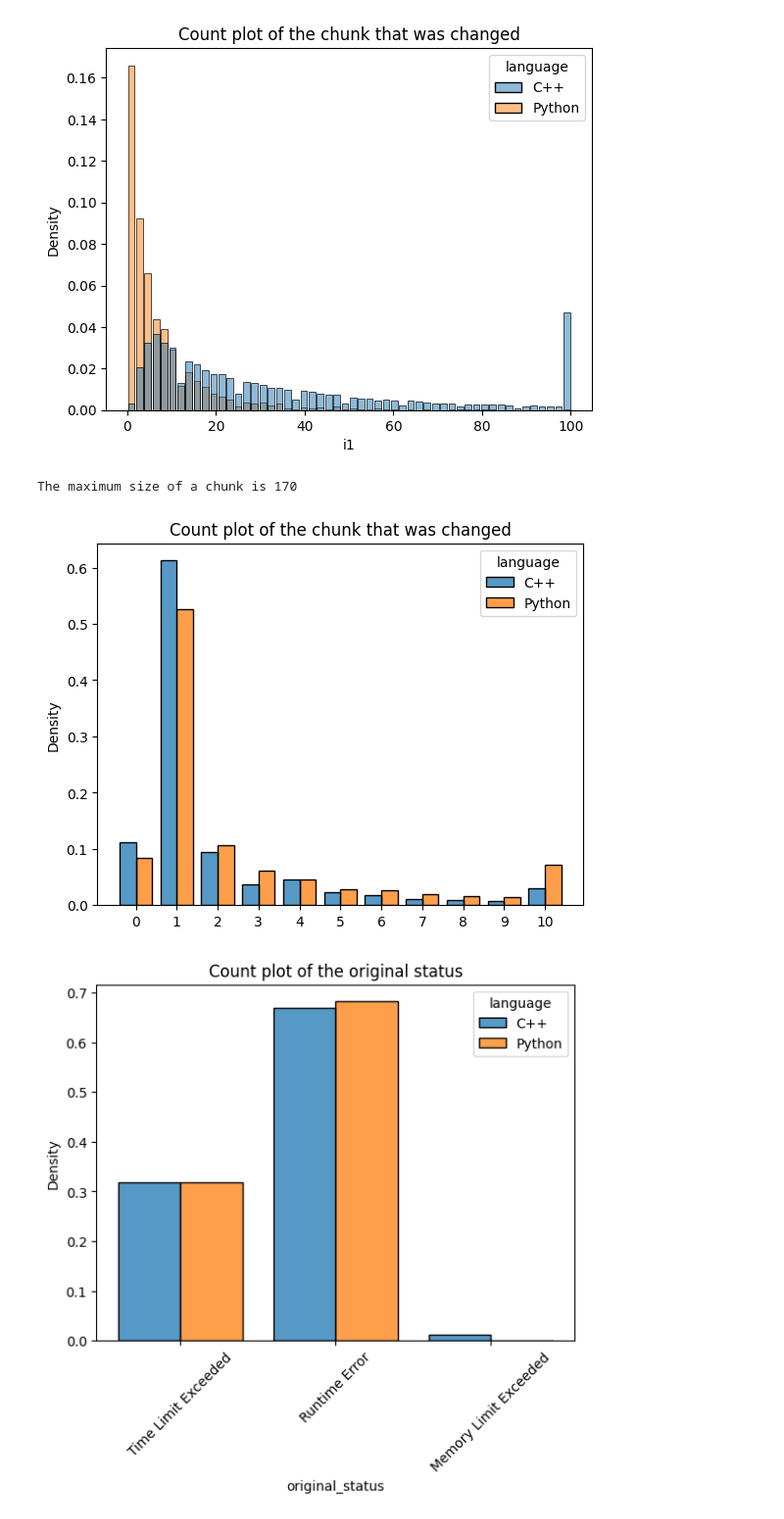
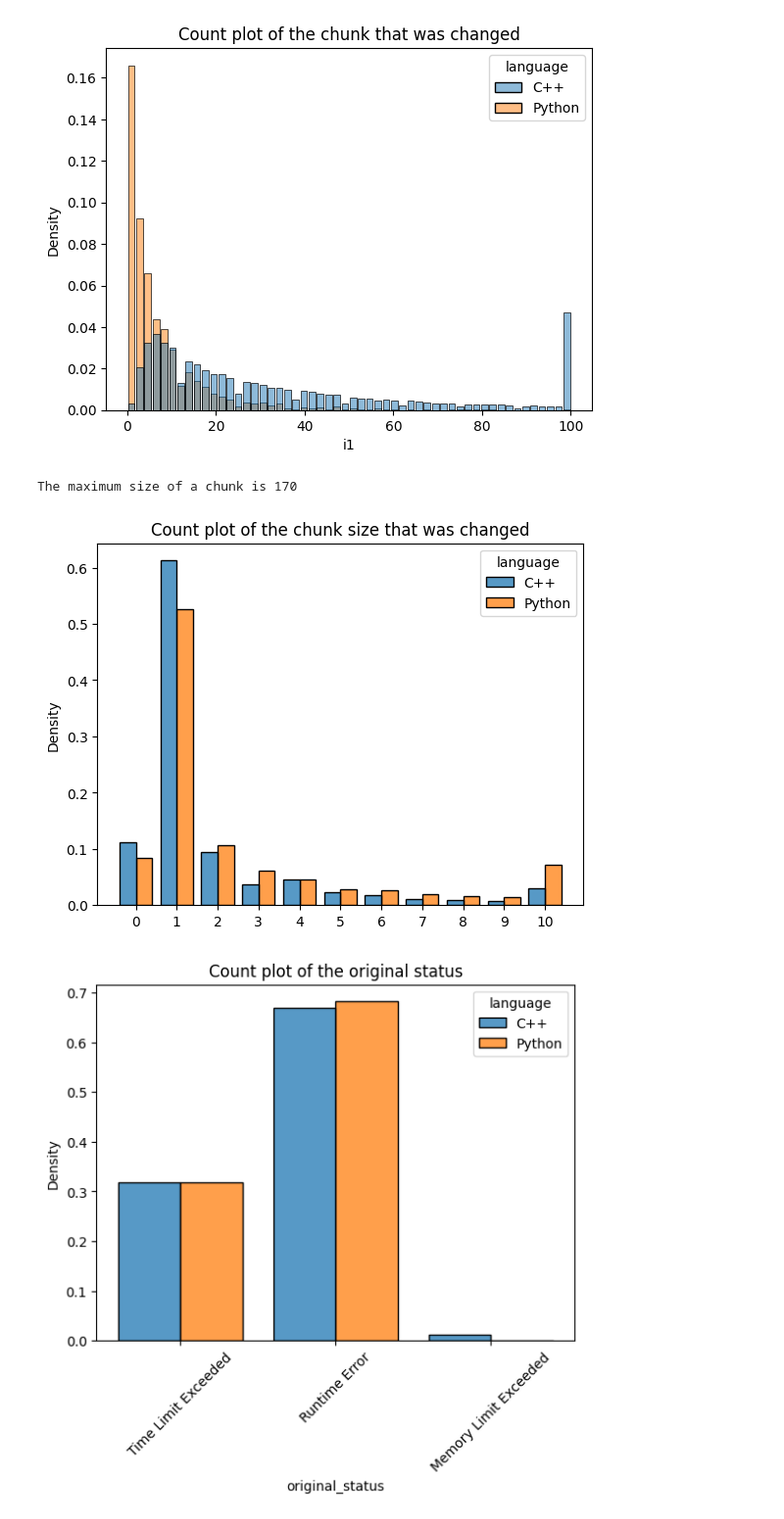
Before and after one commit to alexjercan/bug-detection, a Jupyter notebook: bugnet/EDA.ipynb, the cells around one changed output. Shown at 98% size. Drawn from its saved outputs; the diff is of its cells as text; code cells hidden in the pictures.

```diff
--- a/bugnet/EDA.ipynb
+++ b/bugnet/EDA.ipynb
@@ -93,24 +100,24 @@ plt.show()
 # %%
 # the size of the chunks seems to be pretty constant; the most common
 # size for a chunk is one; this means only one line change; this happens
 # to be almost half of the samples; there are some zero lines changes,
 # those are the insert changes; those require code to just be generated
 # and do not require modifications, just insertion;
 
 x = (df["i2"] - df["i1"])
 x_cap = x.map(lambda line: line if line < 10 else 10).astype("category")
 
 sns.histplot(x=x_cap, hue=df["language"], multiple="dodge",
              stat="density", shrink=0.8, common_norm=False)
 plt.xticks(list(range(11)))
 
 print(f"The maximum size of a chunk is {x.max()}")
 
-plt.title("Count plot of the chunk that was changed")
+plt.title("Count plot of the chunk size that was changed")
 plt.show()
 # %% [output]
 The maximum size of a chunk is 170
-[figure, old version]
+[figure, new version]
 # %%
 # the type of error from the original dataset (original status);
 # very few examples with MLE, but there are a decent amount of TLE bugs;
```
Also changed, not shown: parts of 4 cells of this notebook.
